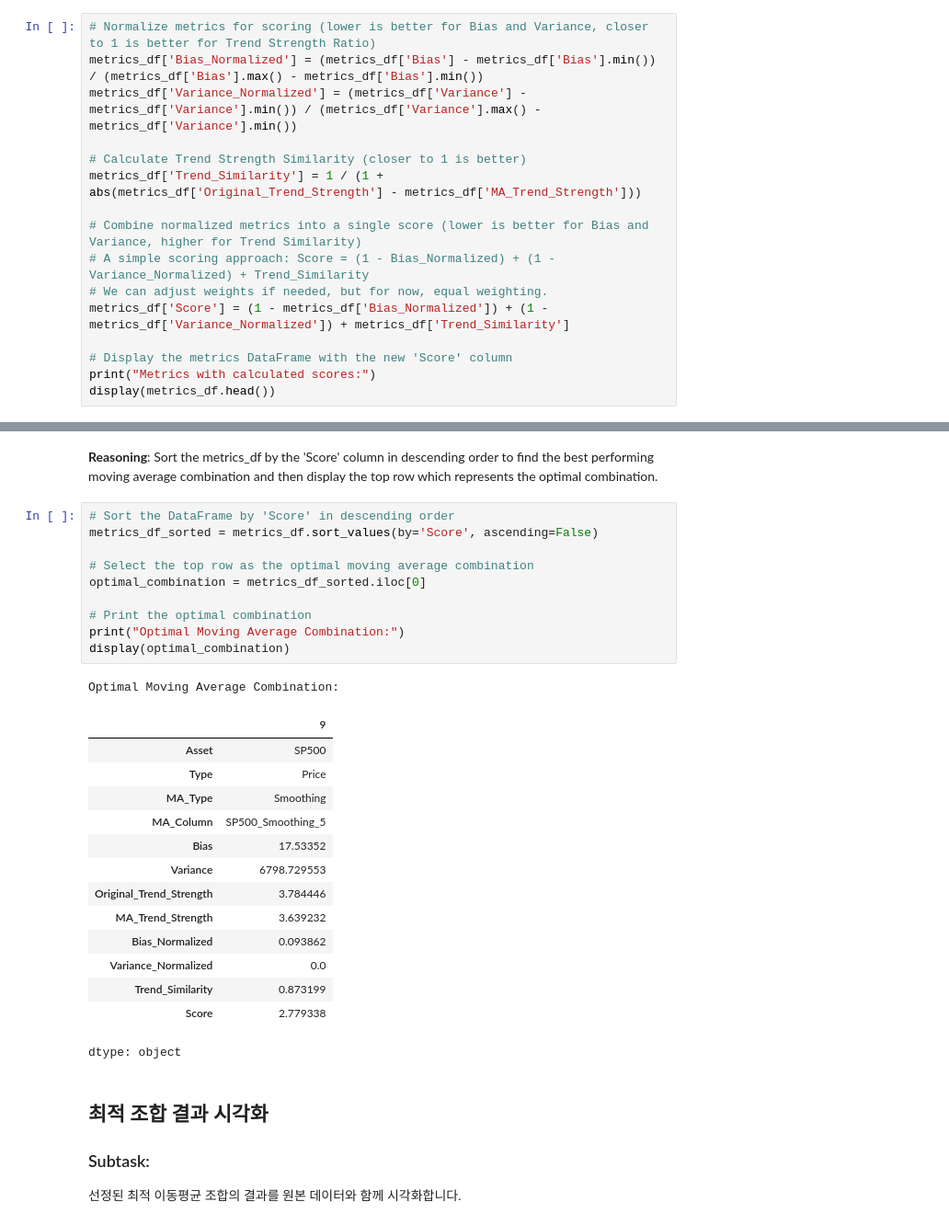
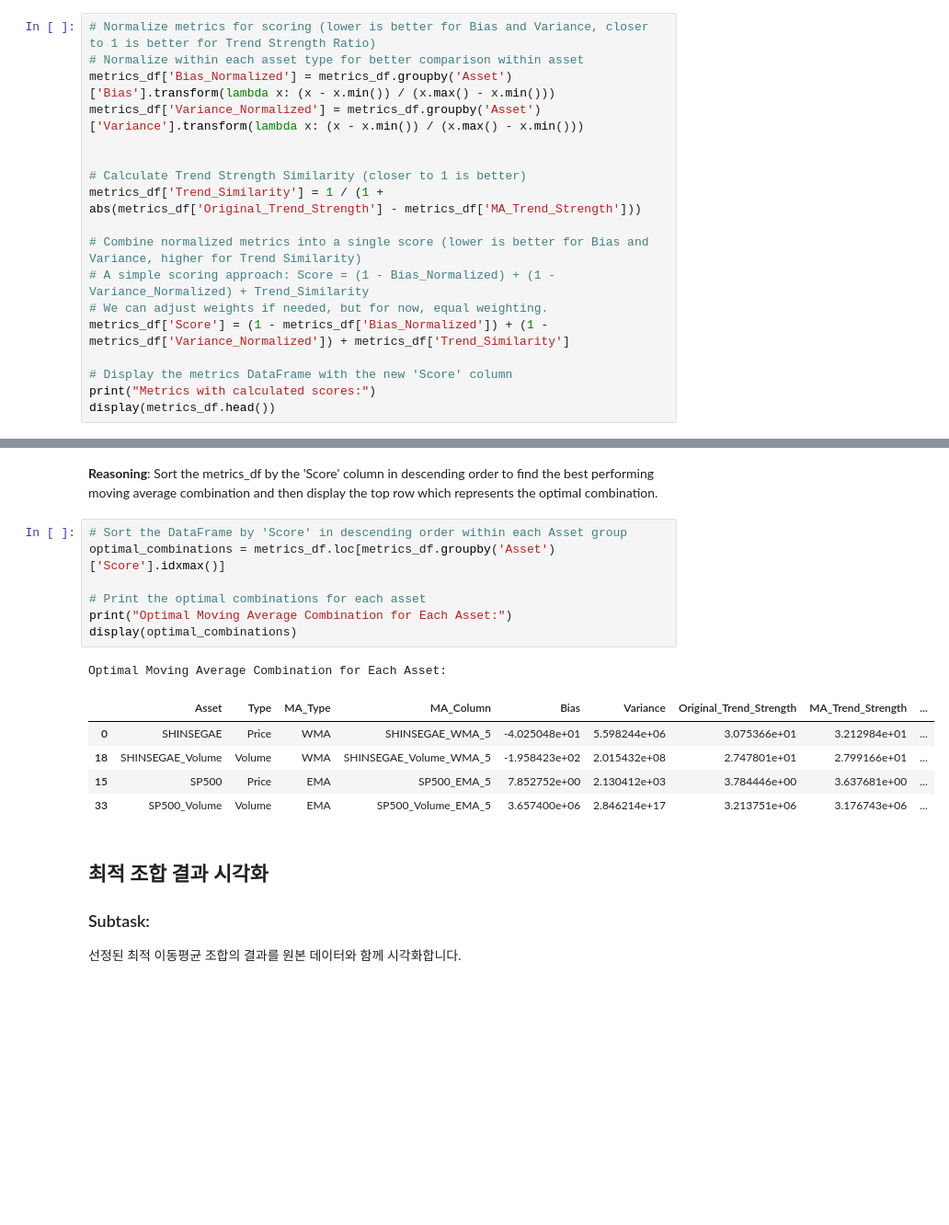
Before and after one commit to lym0405/simple_homepage, a Jupyter notebook: 알고리듬_개인과제.ipynb, the cells around one changed output, grey strips where cells are left out. Shown at 92% size. Saved outputs shown, nothing was run; the diff lists cells and outputs as text; blank space fills up the shorter version.

```diff
--- a/알고리듬_개인과제.ipynb
+++ b/알고리듬_개인과제.ipynb
@@ -656,8 +656,10 @@ display(metrics_df)
 Implement a scoring system based on the calculated metrics and add the scores to the metrics_df DataFrame.
 # %%
 # Normalize metrics for scoring (lower is better for Bias and Variance, closer to 1 is better for Trend Strength Ratio)
-metrics_df['Bias_Normalized'] = (metrics_df['Bias'] - metrics_df['Bias'].min()) / (metrics_df['Bias'].max() - metrics_df['Bias'].min())
-metrics_df['Variance_Normalized'] = (metrics_df['Variance'] - metrics_df['Variance'].min()) / (metrics_df['Variance'].max() - metrics_df['Variance'].min())
+# Normalize within each asset type for better comparison within asset
+metrics_df['Bias_Normalized'] = metrics_df.groupby('Asset')['Bias'].transform(lambda x: (x - x.min()) / (x.max() - x.min()))
+metrics_df['Variance_Normalized'] = metrics_df.groupby('Asset')['Variance'].transform(lambda x: (x - x.min()) / (x.max() - x.min()))
+
 
 # Calculate Trend Strength Similarity (closer to 1 is better)
 metrics_df['Trend_Similarity'] = 1 / (1 + abs(metrics_df['Original_Trend_Strength'] - metrics_df['MA_Trend_Strength']))
@@ -687,31 +689,19 @@ Metrics with calculated scores:
 **Reasoning**:
 Sort the metrics_df by the 'Score' column in descending order to find the best performing moving average combination and then display the top row which represents the optimal combination.
 # %%
-# Sort the DataFrame by 'Score' in descending order
-metrics_df_sorted = metrics_df.sort_values(by='Score', ascending=False)
+# Sort the DataFrame by 'Score' in descending order within each Asset group
+optimal_combinations = metrics_df.loc[metrics_df.groupby('Asset')['Score'].idxmax()]
 
-# Select the top row as the optimal moving average combination
-optimal_combination = metrics_df_sorted.iloc[0]
-
-# Print the optimal combination
-print("Optimal Moving Average Combination:")
-display(optimal_combination)
+# Print the optimal combinations for each asset
+print("Optimal Moving Average Combination for Each Asset:")
+display(optimal_combinations)
 # %% [output]
-Optimal Moving Average Combination:
+Optimal Moving Average Combination for Each Asset:
-|  | 9 |
-| Asset | SP500 |
-| Type | Price |
-| MA_Type | Smoothing |
-| MA_Column | SP500_Smoothing_5 |
-| Bias | 17.53352 |
-| Variance | 6798.729553 |
-| Original_Trend_Strength | 3.784446 |
-| MA_Trend_Strength | 3.639232 |
-| Bias_Normalized | 0.093862 |
-| Variance_Normalized | 0.0 |
-| Trend_Similarity | 0.873199 |
-| Score | 2.779338 |
+|  | Asset | Type | MA_Type | MA_Column | Bias | Variance | Original_Trend_Strength | MA_Trend_Strength | ... |
+| 0 | SHINSEGAE | Price | WMA | SHINSEGAE_WMA_5 | -4.025048e+01 | 5.598244e+06 | 3.075366e+01 | 3.212984e+01 | ... |
+| 18 | SHINSEGAE_Volume | Volume | WMA | SHINSEGAE_Volume_WMA_5 | -1.958423e+02 | 2.015432e+08 | 2.747801e+01 | 2.799166e+01 | ... |
+| 15 | SP500 | Price | EMA | SP500_EMA_5 | 7.852752e+00 | 2.130412e+03 | 3.784446e+00 | 3.637681e+00 | ... |
+| 33 | SP500_Volume | Volume | EMA | SP500_Volume_EMA_5 | 3.657400e+06 | 2.846214e+17 | 3.213751e+06 | 3.176743e+06 | ... |
-dtype: object
 # %% [markdown]
 ## 최적 조합 결과 시각화
 
```
